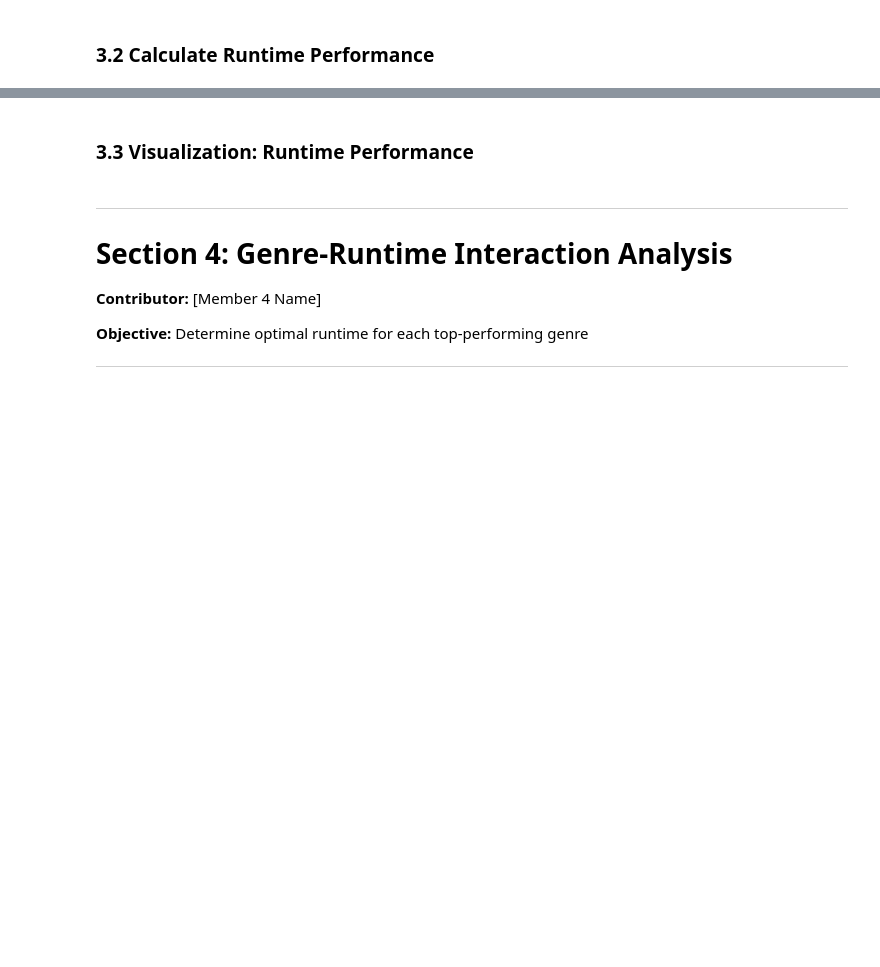
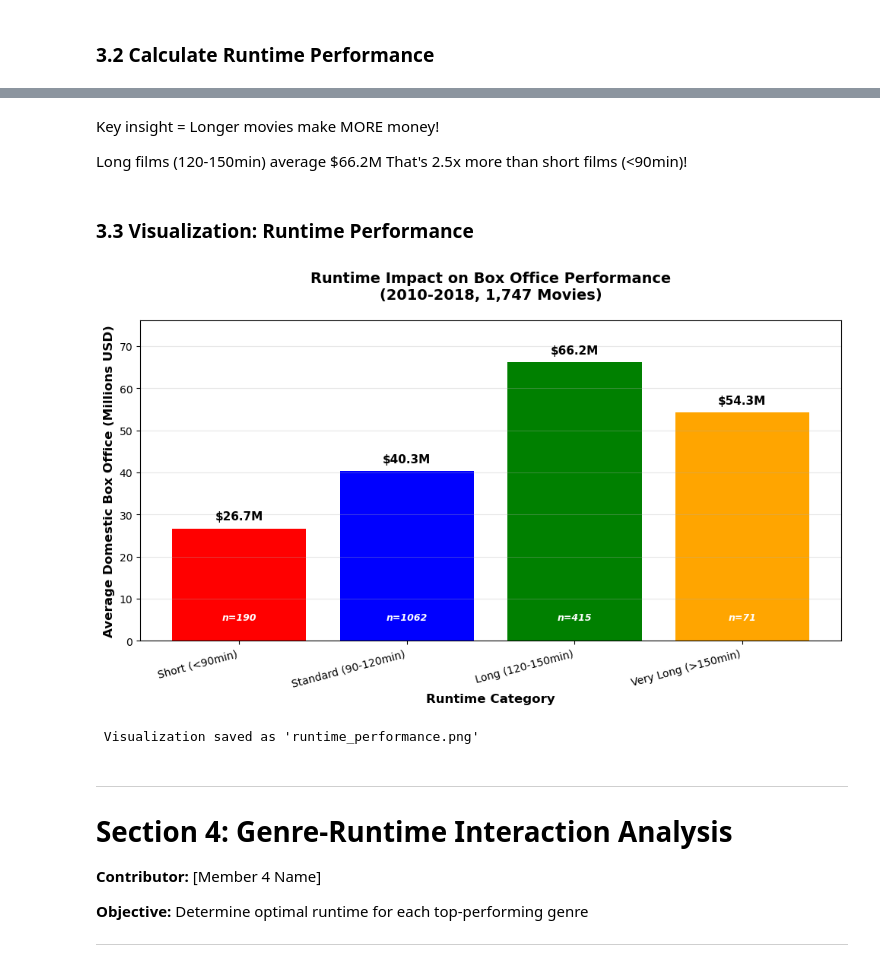
Before and after one commit to mkxangie/Movie-Studio-Group5-Project, a Jupyter notebook: movie_studio_group_project.ipynb, the cells around one changed output, grey strips where cells are left out. Saved outputs shown, nothing was run; the diff lists cells and outputs as text; code cells hidden in the pictures; blank space fills up the shorter version.

Commit message:
Add runtime performance analysis with visualization - Winnie

```diff
--- a/movie_studio_group_project.ipynb
+++ b/movie_studio_group_project.ipynb
@@ -606,2 +644,15 @@ print("\n✅ Visualization saved as 'genre_performance.png'")
 # %% [markdown]
 ### 3.2 Calculate Runtime Performance
+# %%
+# Calculate Money generated by runtime category
+runtime_performance = movies_reliable.groupby('runtime_category').agg({
+    'domestic_gross': ['count', 'mean', 'median']
+}).round(0)
+
+runtime_performance.columns = ['Count', 'Avg_Domestic_Gross', 'Median_Domestic_Gross']
+runtime_performance = runtime_performance.reset_index()
+
+print("Runtime Performance Analysis")
+print("="*70)
+print("\nBox office performance by runtime category:\n")
+print(runtime_performance.to_string(index=False))
@@ -608,5 +670,48 @@ print("\n✅ Visualization saved as 'genre_performance.png'")
+# %% [markdown]
+Key insight = Longer movies make MORE money!
+
+Long films (120-150min) average $66.2M
+That's 2.5x more than short films (<90min)!
 # %% [markdown]
 ### 3.3 Visualization: Runtime Performance
+# %%
+# now let's visualise these results
+
+import matplotlib.pyplot as plt
+
+# Create bar chart for runtime performance
+fig, ax = plt.subplots(figsize=(10, 6))
+
+bars = ax.bar(runtime_performance['runtime_category'],
+              runtime_performance['Avg_Domestic_Gross'] / 1_000_000,
+              color=['red', 'blue', 'green', 'orange'])
+
+ax.set_xlabel('Runtime Category', fontsize=12, fontweight='bold')
+ax.set_ylabel('Average Domestic Box Office (Millions USD)', fontsize=12, fontweight='bold')
+ax.set_title('Runtime Impact on Box Office Performance\n(2010-2018, 1,747 Movies)',
+             fontsize=14, fontweight='bold', pad=20)
+
+# Add value labels on bars
+for i, v in enumerate(runtime_performance['Avg_Domestic_Gross'] / 1_000_000):
+    ax.text(i, v + 2, f'${v:.1f}M', ha='center', fontweight='bold', fontsize=11)
+
+# Add sample size labels
+for i, count in enumerate(runtime_performance['Count']):
+    ax.text(i, 5, f'n={int(count)}', ha='center', fontsize=9,
+            style='italic', color='white', fontweight='bold')
+
+ax.grid(axis='y', alpha=0.3)
+ax.set_ylim(0, max(runtime_performance['Avg_Domestic_Gross'] / 1_000_000) * 1.15)
+
+plt.xticks(rotation=15, ha='right')
+plt.tight_layout()
+plt.savefig('runtime_performance.png', dpi=300, bbox_inches='tight')
+plt.show()
+
+print("\n Visualization saved as 'runtime_performance.png'")
+# %% [output]
+[figure, added]
+ Visualization saved as 'runtime_performance.png'
 # %% [markdown]
 ---
 # Section 4: Genre-Runtime Interaction Analysis
```
Also changed, not shown: parts of 5 cells of this notebook, 1 other file.
